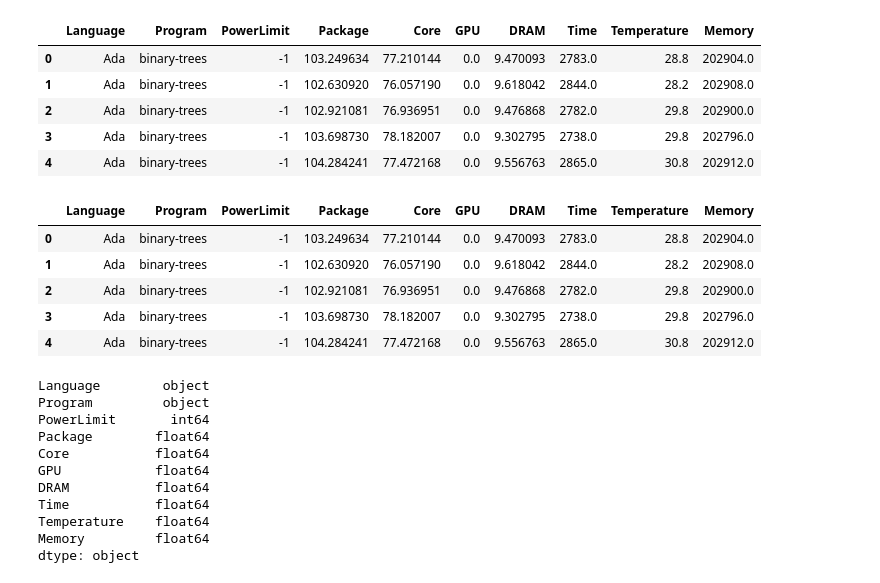
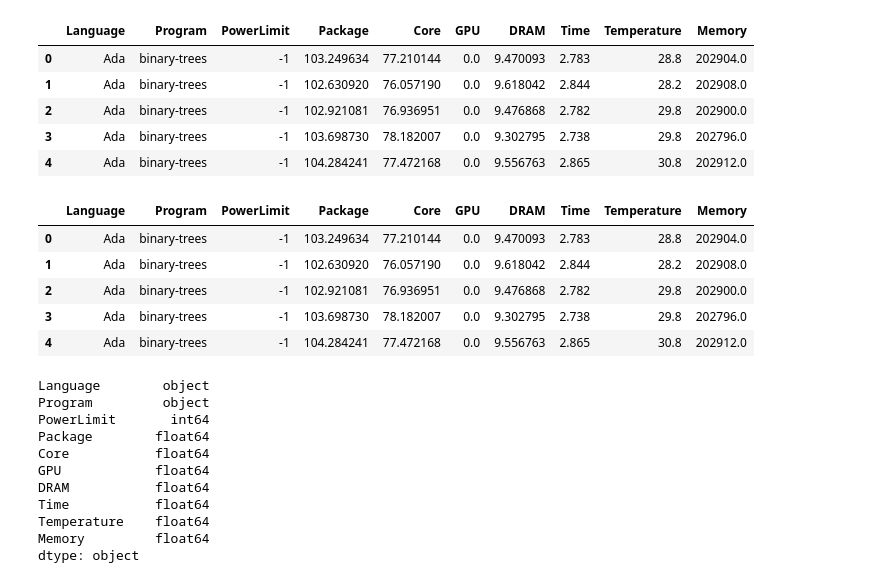
Before and after one commit to LuisMPSilva01/Energy-Languages-PowerCap, a Jupyter notebook: NoteBooks/statistics.ipynb, the cells around one changed output. Drawn from its saved outputs; the diff is of its cells as text; code cells hidden in the pictures.

```diff
--- a/NoteBooks/statistics.ipynb
+++ b/NoteBooks/statistics.ipynb
@@ -1,23 +1,25 @@
 # %%
 # estatísticas básicas
 import seaborn as sea
 import scipy.stats as stats
 import matplotlib.pyplot as plt
 import pandas as pd
 import numpy as np
 
 
 
 file_name = '../measurements.csv'
 df = pd.read_csv(file_name, header = 0, delimiter=",", decimal=".")
+df['Language'].replace('CSharp', 'C#', inplace=True)
+df['Time'] = df['Time'] / 1000
 df.head()
 # %% [output]
 |  | Language | Program | PowerLimit | Package | Core | GPU | DRAM | Time | Temperature | Memory |
-| 0 | Ada | binary-trees | -1 | 103.249634 | 77.210144 | 0.0 | 9.470093 | 2783.0 | 28.8 | 202904.0 |
-| 1 | Ada | binary-trees | -1 | 102.630920 | 76.057190 | 0.0 | 9.618042 | 2844.0 | 28.2 | 202908.0 |
-| 2 | Ada | binary-trees | -1 | 102.921081 | 76.936951 | 0.0 | 9.476868 | 2782.0 | 29.8 | 202900.0 |
-| 3 | Ada | binary-trees | -1 | 103.698730 | 78.182007 | 0.0 | 9.302795 | 2738.0 | 29.8 | 202796.0 |
-| 4 | Ada | binary-trees | -1 | 104.284241 | 77.472168 | 0.0 | 9.556763 | 2865.0 | 30.8 | 202912.0 |
+| 0 | Ada | binary-trees | -1 | 103.249634 | 77.210144 | 0.0 | 9.470093 | 2.783 | 28.8 | 202904.0 |
+| 1 | Ada | binary-trees | -1 | 102.630920 | 76.057190 | 0.0 | 9.618042 | 2.844 | 28.2 | 202908.0 |
+| 2 | Ada | binary-trees | -1 | 102.921081 | 76.936951 | 0.0 | 9.476868 | 2.782 | 29.8 | 202900.0 |
+| 3 | Ada | binary-trees | -1 | 103.698730 | 78.182007 | 0.0 | 9.302795 | 2.738 | 29.8 | 202796.0 |
+| 4 | Ada | binary-trees | -1 | 104.284241 | 77.472168 | 0.0 | 9.556763 | 2.865 | 30.8 | 202912.0 |
 # %%
 df = df[df['Time'] != 'error']
 # %%
@@ -33,11 +35,11 @@ df['Program'] = df['Program'].str.lstrip()
 df.head()
 # %% [output]
 |  | Language | Program | PowerLimit | Package | Core | GPU | DRAM | Time | Temperature | Memory |
-| 0 | Ada | binary-trees | -1 | 103.249634 | 77.210144 | 0.0 | 9.470093 | 2783.0 | 28.8 | 202904.0 |
-| 1 | Ada | binary-trees | -1 | 102.630920 | 76.057190 | 0.0 | 9.618042 | 2844.0 | 28.2 | 202908.0 |
-| 2 | Ada | binary-trees | -1 | 102.921081 | 76.936951 | 0.0 | 9.476868 | 2782.0 | 29.8 | 202900.0 |
-| 3 | Ada | binary-trees | -1 | 103.698730 | 78.182007 | 0.0 | 9.302795 | 2738.0 | 29.8 | 202796.0 |
-| 4 | Ada | binary-trees | -1 | 104.284241 | 77.472168 | 0.0 | 9.556763 | 2865.0 | 30.8 | 202912.0 |
+| 0 | Ada | binary-trees | -1 | 103.249634 | 77.210144 | 0.0 | 9.470093 | 2.783 | 28.8 | 202904.0 |
+| 1 | Ada | binary-trees | -1 | 102.630920 | 76.057190 | 0.0 | 9.618042 | 2.844 | 28.2 | 202908.0 |
+| 2 | Ada | binary-trees | -1 | 102.921081 | 76.936951 | 0.0 | 9.476868 | 2.782 | 29.8 | 202900.0 |
+| 3 | Ada | binary-trees | -1 | 103.698730 | 78.182007 | 0.0 | 9.302795 | 2.738 | 29.8 | 202796.0 |
+| 4 | Ada | binary-trees | -1 | 104.284241 | 77.472168 | 0.0 | 9.556763 | 2.865 | 30.8 | 202912.0 |
 # %%
 df.dtypes
 # %% [output]
```
Also changed, not shown: parts of 29 cells of this notebook.
